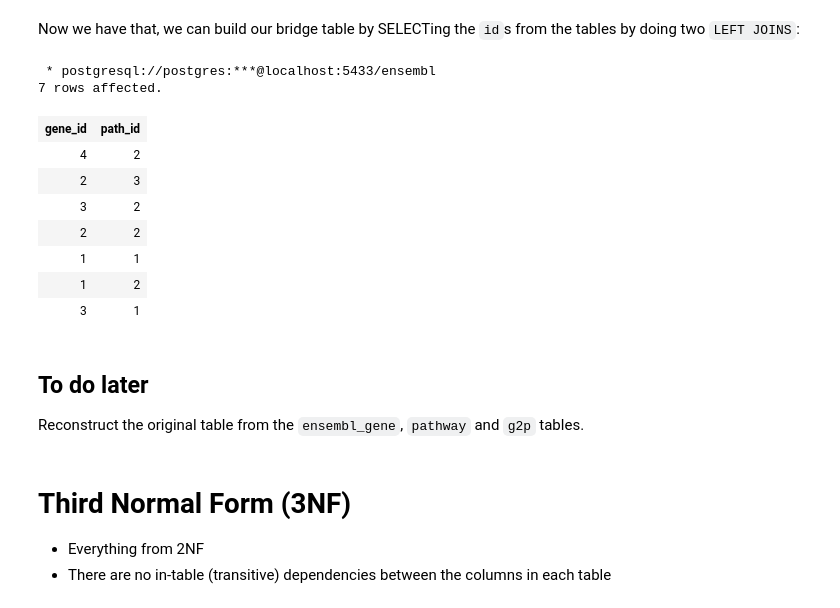
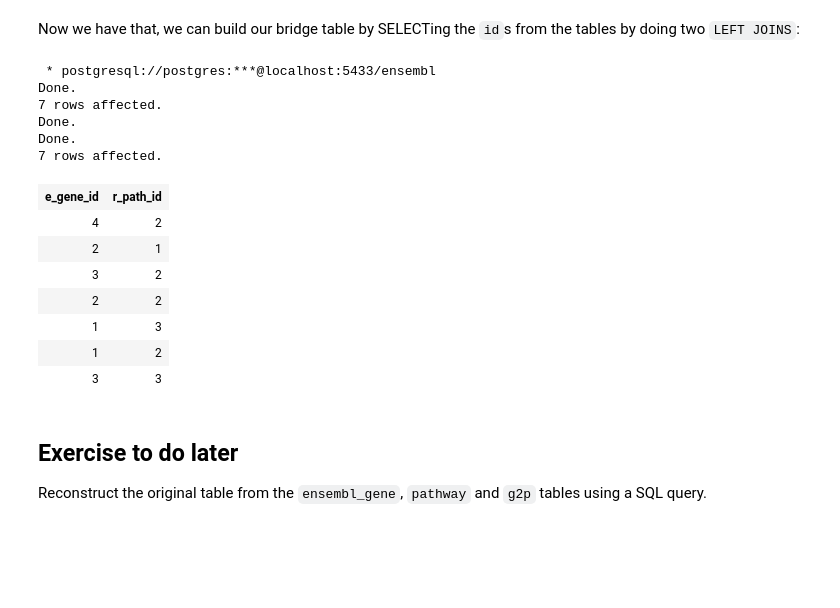
Before and after one commit to laderast/BMI535slides, a Jupyter notebook: 03_database_normalization.ipynb, the cells around one changed output. Cells and saved outputs as stored; diff of their text form; code cells hidden in the pictures; blank space fills up the shorter version.

```diff
--- a/03_database_normalization.ipynb
+++ b/03_database_normalization.ipynb
@@ -262,30 +270,42 @@ Done.
 Now we have that, we can build our bridge table by SELECTing the `id`s from the tables by doing two `LEFT JOINS`:
 # %%
 %%sql
+DROP TABLE IF EXISTS g2p;
 CREATE table g2p AS
-(SELECT g.id AS gene_id, p.id AS path_id FROM
+(SELECT g.id AS e_gene_id, p.id AS r_path_id FROM
     gene_to_pathway AS g2p
     LEFT JOIN pathway AS p
         ON g2p.reactome_pathway_id = p.reactome_pathway_id
     LEFT JOIN ensembl_gene AS g
         ON g2p.ensembl_gene_id = g.ensembl_gene_id);
+
+ALTER table g2p
+    ADD CONSTRAINT p_key
+        FOREIGN KEY (r_path_id) REFERENCES
+        pathway(id) ON DELETE CASCADE;
+
+ALTER TABLE g2p
+    ADD CONSTRAINT g_key
+        FOREIGN KEY (e_gene_id) REFERENCES
+        ensembl_gene(id) ON DELETE CASCADE;
+
+SELECT * FROM g2p;
 # %% [output]
  * postgresql://postgres:***@localhost:5433/ensembl
+Done.
 7 rows affected.
+Done.
+Done.
+7 rows affected.
-| gene_id | path_id |
+| e_gene_id | r_path_id |
 | 4 | 2 |
-| 2 | 3 |
+| 2 | 1 |
 | 3 | 2 |
 | 2 | 2 |
-| 1 | 1 |
+| 1 | 3 |
 | 1 | 2 |
-| 3 | 1 |
+| 3 | 3 |
 # %% [markdown]
-## To do later
+## Exercise to do later
 
-Reconstruct the original table from the `ensembl_gene`, `pathway` and `g2p` tables.
+Reconstruct the original table from the `ensembl_gene`, `pathway` and `g2p` tables using a SQL query.
-# %% [markdown]
-# Third Normal Form (3NF)
-
-- Everything from 2NF
-- There are no in-table (transitive) dependencies between the columns in each table
```
Also changed, not shown: parts of 28 cells of this notebook, 1 other file.
